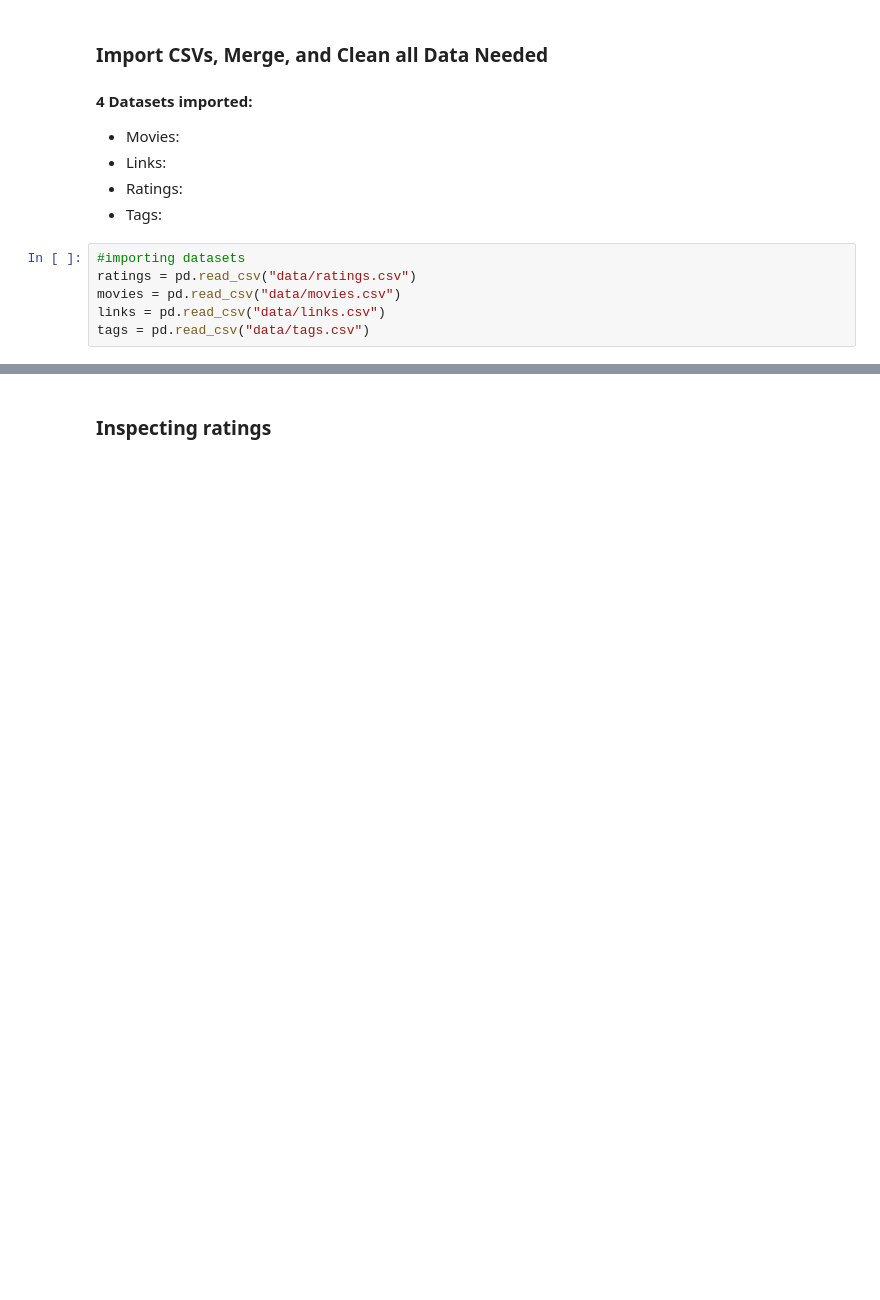
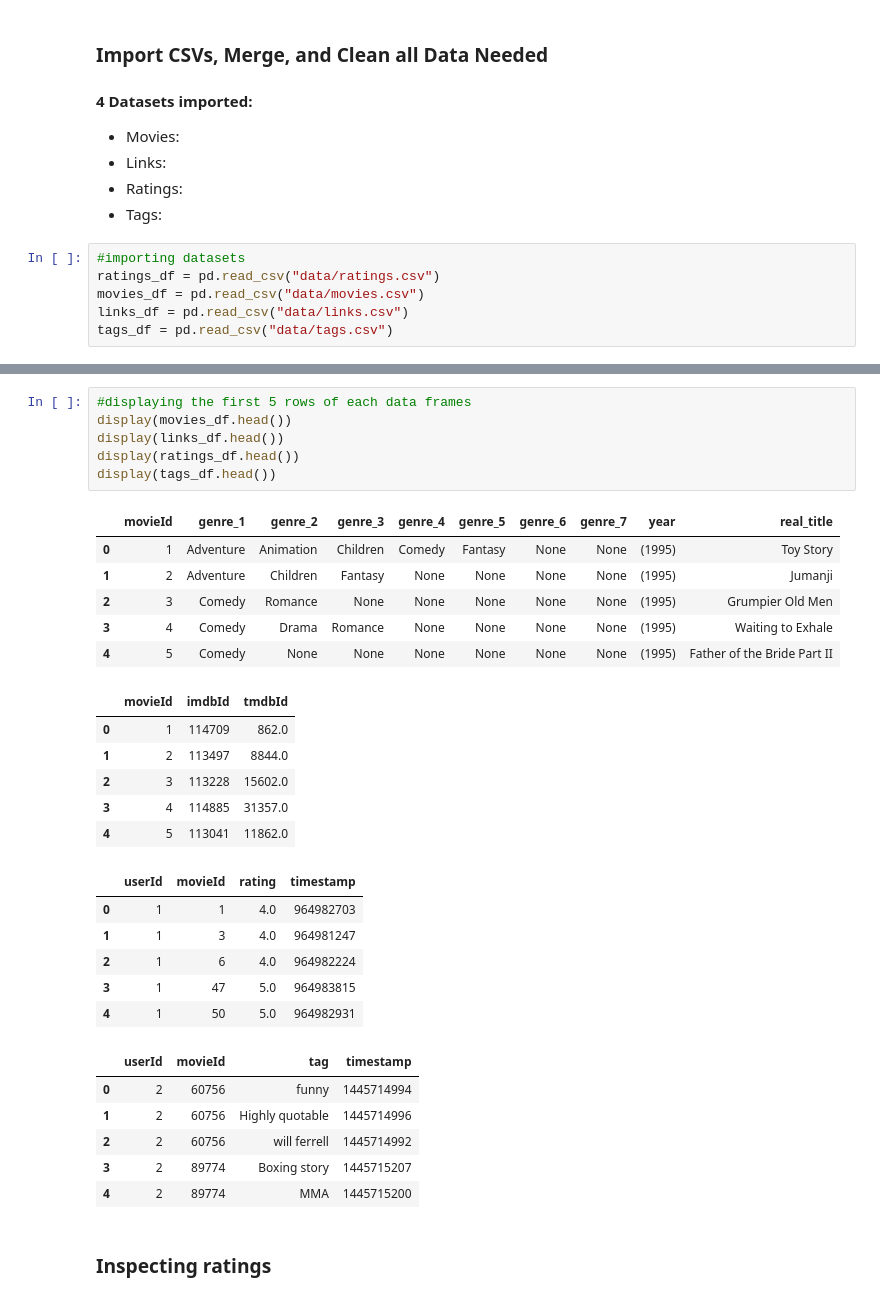
Before and after one commit to stephcia/movie-recommendation-system, a Jupyter notebook: stephanie_cleaning_2.ipynb, the cells around one changed output, grey strips where cells are left out. Saved outputs shown, nothing was run; the diff lists cells and outputs as text; blank space fills up the shorter version.

```diff
--- a/stephanie_cleaning_2.ipynb
+++ b/stephanie_cleaning_2.ipynb
@@ -72,7 +72,7 @@ This and other GroupLens data sets are publicly available for download at <http:
 - Tags:
 # %%
 #importing datasets
-ratings = pd.read_csv("data/ratings.csv")
-movies = pd.read_csv("data/movies.csv")
-links = pd.read_csv("data/links.csv")
-tags = pd.read_csv("data/tags.csv")
+ratings_df = pd.read_csv("data/ratings.csv")
+movies_df = pd.read_csv("data/movies.csv")
+links_df = pd.read_csv("data/links.csv")
+tags_df = pd.read_csv("data/tags.csv")
@@ -79,2 +97,33 @@ tags = pd.read_csv("data/tags.csv")
+# %%
+#displaying the first 5 rows of each data frames
+display(movies_df.head())
+display(links_df.head())
+display(ratings_df.head())
+display(tags_df.head())
+# %% [output]
+|  | movieId | genre_1 | genre_2 | genre_3 | genre_4 | genre_5 | genre_6 | genre_7 | year | real_title |
+| 0 | 1 | Adventure | Animation | Children | Comedy | Fantasy | None | None | (1995) | Toy Story |
+| 1 | 2 | Adventure | Children | Fantasy | None | None | None | None | (1995) | Jumanji |
+| 2 | 3 | Comedy | Romance | None | None | None | None | None | (1995) | Grumpier Old Men |
+| 3 | 4 | Comedy | Drama | Romance | None | None | None | None | (1995) | Waiting to Exhale |
+| 4 | 5 | Comedy | None | None | None | None | None | None | (1995) | Father of the Bride Part II |
+|  | movieId | imdbId | tmdbId |
+| 0 | 1 | 114709 | 862.0 |
+| 1 | 2 | 113497 | 8844.0 |
+| 2 | 3 | 113228 | 15602.0 |
+| 3 | 4 | 114885 | 31357.0 |
+| 4 | 5 | 113041 | 11862.0 |
+|  | userId | movieId | rating | timestamp |
+| 0 | 1 | 1 | 4.0 | 964982703 |
+| 1 | 1 | 3 | 4.0 | 964981247 |
+| 2 | 1 | 6 | 4.0 | 964982224 |
+| 3 | 1 | 47 | 5.0 | 964983815 |
+| 4 | 1 | 50 | 5.0 | 964982931 |
+|  | userId | movieId | tag | timestamp |
+| 0 | 2 | 60756 | funny | 1445714994 |
+| 1 | 2 | 60756 | Highly quotable | 1445714996 |
+| 2 | 2 | 60756 | will ferrell | 1445714992 |
+| 3 | 2 | 89774 | Boxing story | 1445715207 |
+| 4 | 2 | 89774 | MMA | 1445715200 |
 # %% [markdown]
 ### Inspecting ratings
```
Also changed, not shown: parts of 17 cells of this notebook.
